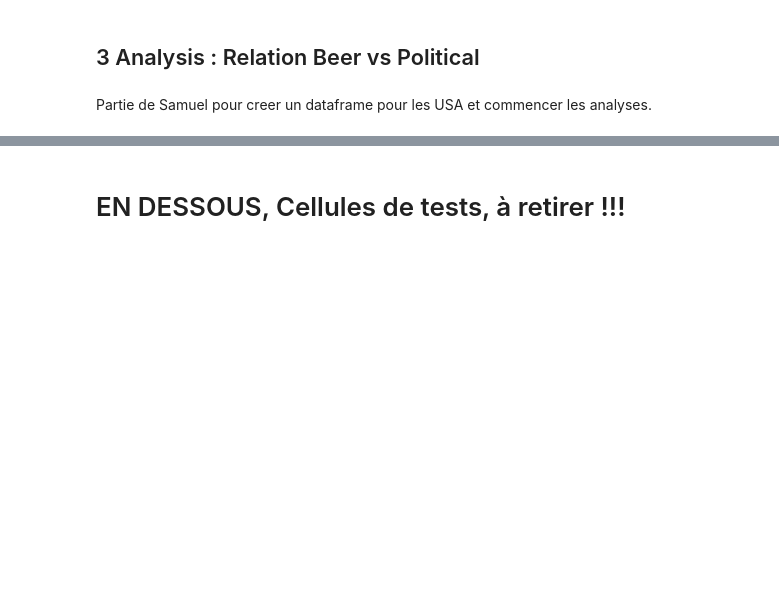
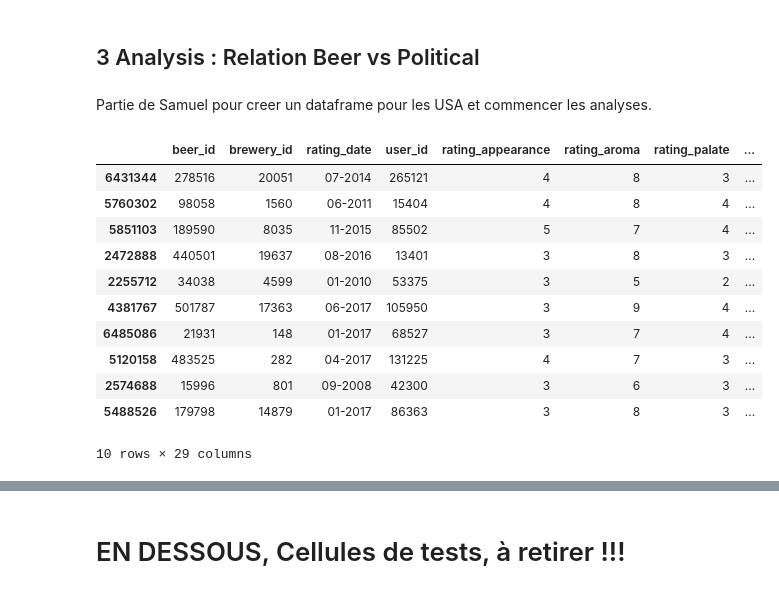
Before and after one commit to epfl-ada/ada-2024-project-casiervert952, a Jupyter notebook: analysis.ipynb, the cells around one changed output, grey strips where cells are left out. Saved outputs shown, nothing was run; the diff lists cells and outputs as text; code cells hidden in the pictures; blank space fills up the shorter version.

```diff
--- a/analysis.ipynb
+++ b/analysis.ipynb
@@ -328,5 +318,19 @@ Partie de Samuel pour creer un dataframe pour les USA et commencer les analyses.
 # %%
 #Create Dataframe of only USA users
 RB_usa = RB_merged.copy()[RB_merged['user_country'].str.contains('United States', case=False, na=False)]
 BA_usa = BA_merged.copy()[BA_merged['user_country'].str.contains('United States', case=False, na=False)]
+RB_usa.sample(10)
+# %% [output]
+|  | beer_id | brewery_id | rating_date | user_id | rating_appearance | rating_aroma | rating_palate | ... |
+| 6431344 | 278516 | 20051 | 07-2014 | 265121 | 4 | 8 | 3 | ... |
+| 5760302 | 98058 | 1560 | 06-2011 | 15404 | 4 | 8 | 4 | ... |
+| 5851103 | 189590 | 8035 | 11-2015 | 85502 | 5 | 7 | 4 | ... |
+| 2472888 | 440501 | 19637 | 08-2016 | 13401 | 3 | 8 | 3 | ... |
+| 2255712 | 34038 | 4599 | 01-2010 | 53375 | 3 | 5 | 2 | ... |
+| 4381767 | 501787 | 17363 | 06-2017 | 105950 | 3 | 9 | 4 | ... |
+| 6485086 | 21931 | 148 | 01-2017 | 68527 | 3 | 7 | 4 | ... |
+| 5120158 | 483525 | 282 | 04-2017 | 131225 | 4 | 7 | 3 | ... |
+| 2574688 | 15996 | 801 | 09-2008 | 42300 | 3 | 6 | 3 | ... |
+| 5488526 | 179798 | 14879 | 01-2017 | 86363 | 3 | 8 | 3 | ... |
+10 rows × 29 columns
 # %%
```
Also changed, not shown: parts of 9 cells of this notebook.
